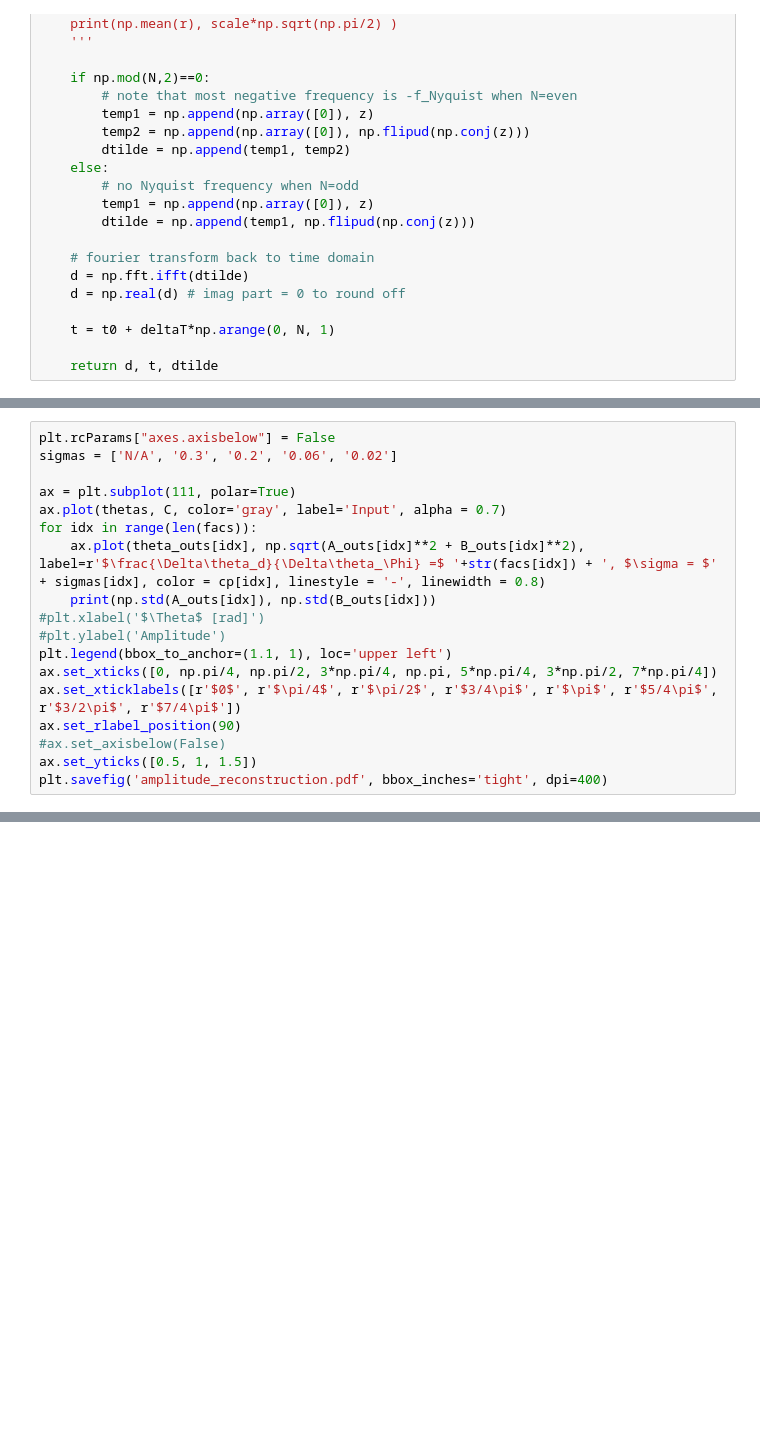
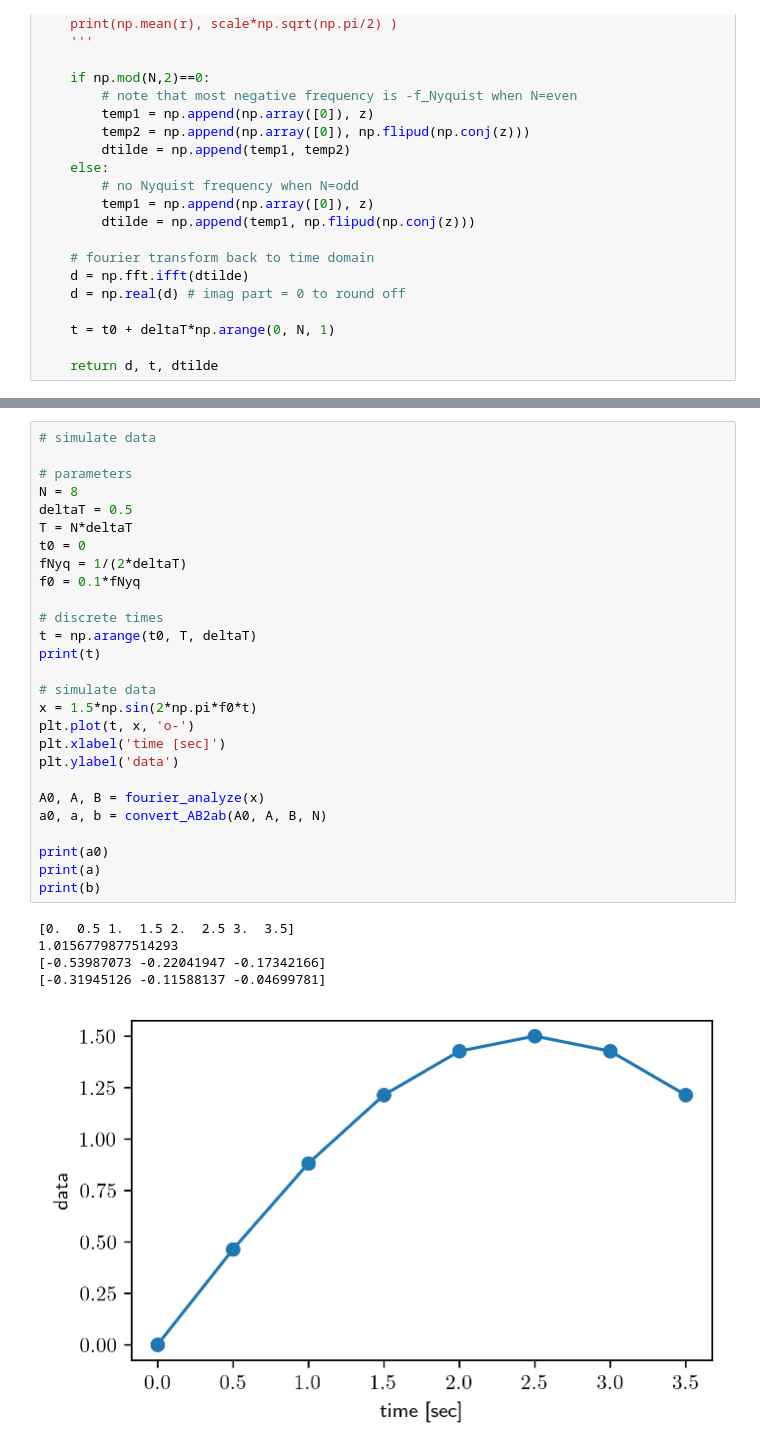
Before and after one commit to a-renzini/phase_coherent_maps, a Jupyter notebook: timeseries_toymodel/toymodel_joe.ipynb, the cells around one changed output, grey strips where cells are left out. Drawn from its saved outputs; the diff is of its cells as text; blank space fills up the shorter version.

```diff
--- a/timeseries_toymodel/toymodel_joe.ipynb
+++ b/timeseries_toymodel/toymodel_joe.ipynb
@@ -550,18 +268,0 @@ nan nan
-# %%
-plt.rcParams["axes.axisbelow"] = False
-sigmas = ['N/A', '0.3', '0.2', '0.06', '0.02']
-
-ax = plt.subplot(111, polar=True)
-ax.plot(thetas, C, color='gray', label='Input', alpha = 0.7)
-for idx in range(len(facs)):
-    ax.plot(theta_outs[idx], np.sqrt(A_outs[idx]**2 + B_outs[idx]**2), label=r'$\frac{\Delta\theta_d}{\Delta\theta_\Phi} =$ '+str(facs[idx]) + ', $\sigma = $' + sigmas[idx], color = cp[idx], linestyle = '-', linewidth = 0.8)
-    print(np.std(A_outs[idx]), np.std(B_outs[idx]))
-#plt.xlabel('$\Theta$ [rad]')
-#plt.ylabel('Amplitude')
-plt.legend(bbox_to_anchor=(1.1, 1), loc='upper left')
-ax.set_xticks([0, np.pi/4, np.pi/2, 3*np.pi/4, np.pi, 5*np.pi/4, 3*np.pi/2, 7*np.pi/4])
-ax.set_xticklabels([r'$0$', r'$\pi/4$', r'$\pi/2$', r'$3/4\pi$', r'$\pi$', r'$5/4\pi$', r'$3/2\pi$', r'$7/4\pi$'])
-ax.set_rlabel_position(90)
-#ax.set_axisbelow(False)
-ax.set_yticks([0.5, 1, 1.5])
-plt.savefig('amplitude_reconstruction.pdf', bbox_inches='tight', dpi=400)
@@ -574,0 +299,33 @@ nan nan
+# %%
+# simulate data
+
+# parameters
+N = 8
+deltaT = 0.5
+T = N*deltaT
+t0 = 0
+fNyq = 1/(2*deltaT)
+f0 = 0.1*fNyq
+
+# discrete times
+t = np.arange(t0, T, deltaT)
+print(t)
+
+# simulate data
+x = 1.5*np.sin(2*np.pi*f0*t)
+plt.plot(t, x, 'o-')
+plt.xlabel('time [sec]')
+plt.ylabel('data')
+
+A0, A, B = fourier_analyze(x)
+a0, a, b = convert_AB2ab(A0, A, B, N)
+
+print(a0)
+print(a)
+print(b)
+# %% [output]
+[0.  0.5 1.  1.5 2.  2.5 3.  3.5]
+1.0156779877514293
+[-0.53987073 -0.22041947 -0.17342166]
+[-0.31945126 -0.11588137 -0.04699781]
+[figure, added]
```
Also changed, not shown: parts of 16 cells of this notebook.
